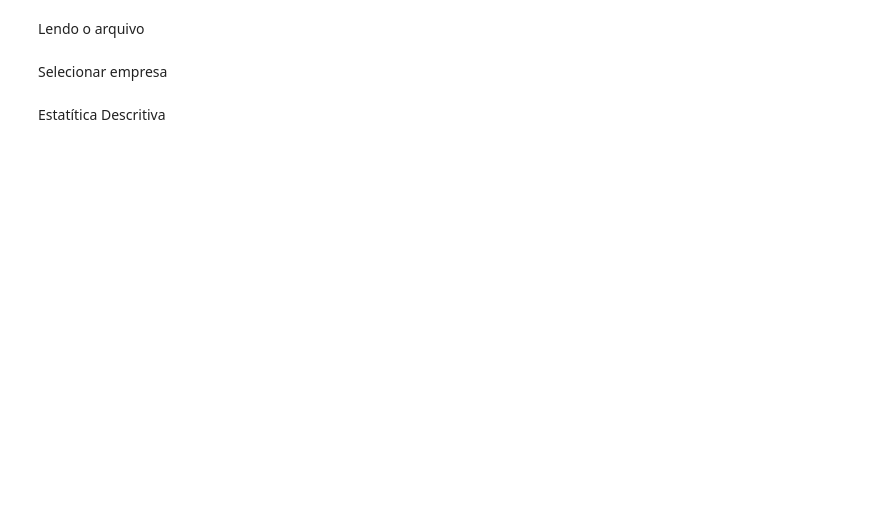
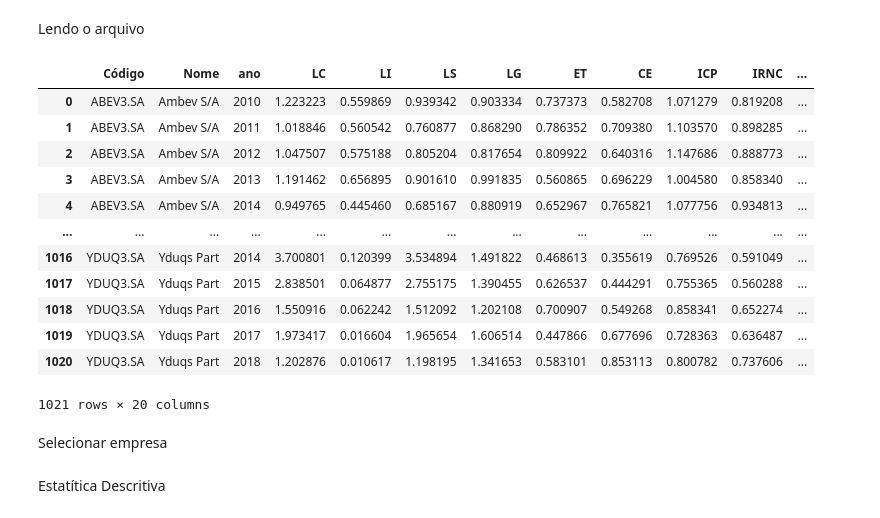
Before and after one commit to jeffersonramelo/Analise_DCs, a Jupyter notebook: analise_empresas.ipynb, the cells around one changed output. Saved outputs shown, nothing was run; the diff lists cells and outputs as text; code cells hidden in the pictures; blank space fills up the shorter version.

```diff
--- a/analise_empresas.ipynb
+++ b/analise_empresas.ipynb
@@ -5,11 +5,26 @@ Lendo o arquivo
 # %%
 import pandas as pd
 import seaborn as sns
 import matplotlib.pyplot as plt
 
 # Carregar o arquivo XLSX
 file_path = '/content/Dados para Trabalho2.xlsx'
 df_filtered = pd.read_excel(file_path)
+df_filtered
+# %% [output]
+|  | Código | Nome | ano | LC | LI | LS | LG | ET | CE | ICP | IRNC | ... |
+| 0 | ABEV3.SA | Ambev S/A | 2010 | 1.223223 | 0.559869 | 0.939342 | 0.903334 | 0.737373 | 0.582708 | 1.071279 | 0.819208 | ... |
+| 1 | ABEV3.SA | Ambev S/A | 2011 | 1.018846 | 0.560542 | 0.760877 | 0.868290 | 0.786352 | 0.709380 | 1.103570 | 0.898285 | ... |
+| 2 | ABEV3.SA | Ambev S/A | 2012 | 1.047507 | 0.575188 | 0.805204 | 0.817654 | 0.809922 | 0.640316 | 1.147686 | 0.888773 | ... |
+| 3 | ABEV3.SA | Ambev S/A | 2013 | 1.191462 | 0.656895 | 0.901610 | 0.991835 | 0.560865 | 0.696229 | 1.004580 | 0.858340 | ... |
+| 4 | ABEV3.SA | Ambev S/A | 2014 | 0.949765 | 0.445460 | 0.685167 | 0.880919 | 0.652967 | 0.765821 | 1.077756 | 0.934813 | ... |
+| ... | ... | ... | ... | ... | ... | ... | ... | ... | ... | ... | ... | ... |
+| 1016 | YDUQ3.SA | Yduqs Part | 2014 | 3.700801 | 0.120399 | 3.534894 | 1.491822 | 0.468613 | 0.355619 | 0.769526 | 0.591049 | ... |
+| 1017 | YDUQ3.SA | Yduqs Part | 2015 | 2.838501 | 0.064877 | 2.755175 | 1.390455 | 0.626537 | 0.444291 | 0.755365 | 0.560288 | ... |
+| 1018 | YDUQ3.SA | Yduqs Part | 2016 | 1.550916 | 0.062242 | 1.512092 | 1.202108 | 0.700907 | 0.549268 | 0.858341 | 0.652274 | ... |
+| 1019 | YDUQ3.SA | Yduqs Part | 2017 | 1.973417 | 0.016604 | 1.965654 | 1.606514 | 0.447866 | 0.677696 | 0.728363 | 0.636487 | ... |
+| 1020 | YDUQ3.SA | Yduqs Part | 2018 | 1.202876 | 0.010617 | 1.198195 | 1.341653 | 0.583101 | 0.853113 | 0.800782 | 0.737606 | ... |
+1021 rows × 20 columns
 # %% [markdown]
 Selecionar empresa
 # %%
```
Also changed, not shown: parts of 9 cells of this notebook.
